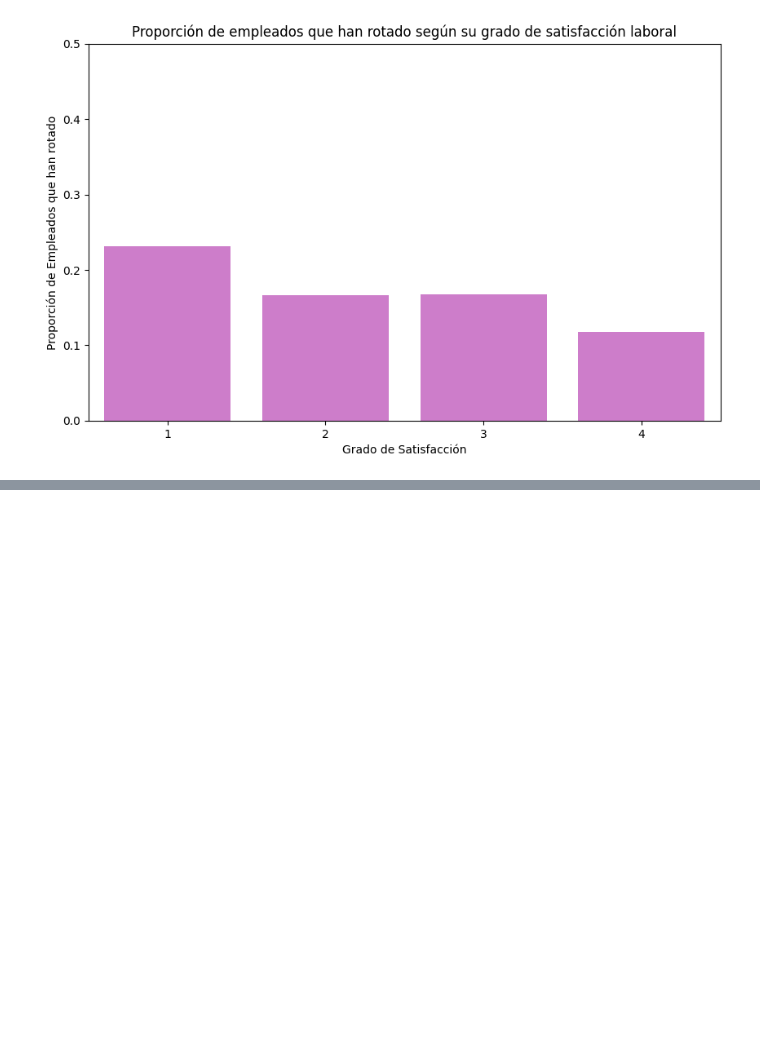
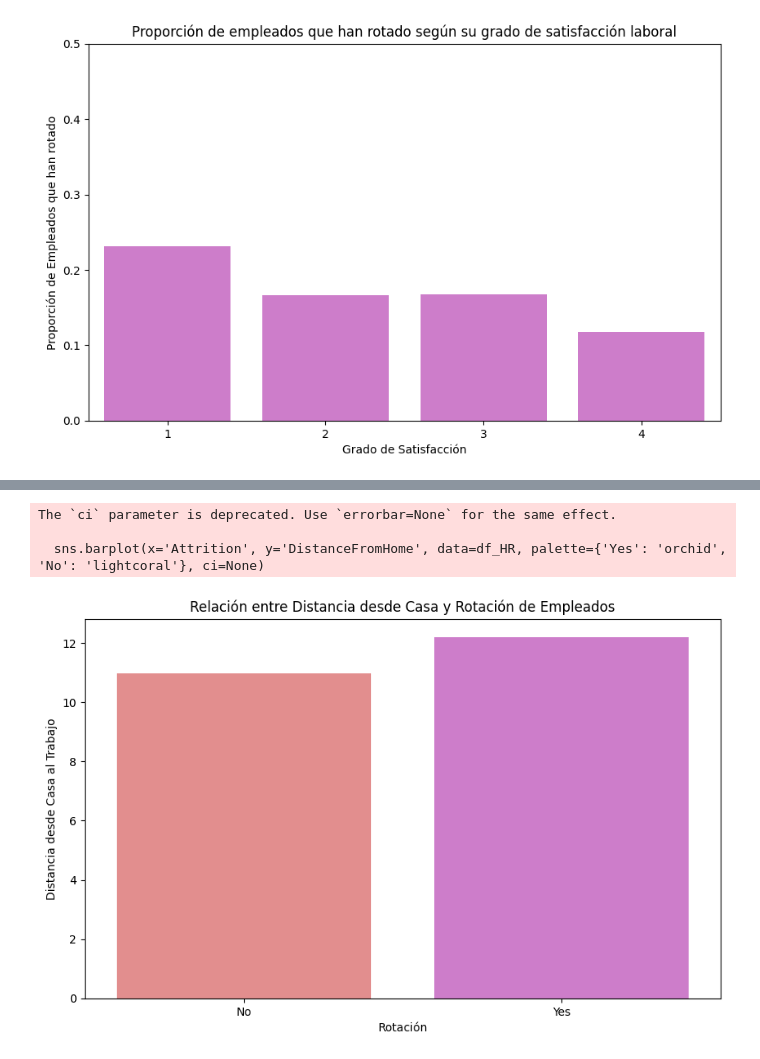
Before and after one commit to TaniaGraff/project-da-promo-angela-modulo-3-team-3, a Jupyter notebook: graficos_sprint2.ipynb, the cells around one changed output, grey strips where cells are left out. Saved outputs shown, nothing was run; the diff lists cells and outputs as text; code cells hidden in the pictures; blank space fills up the shorter version.

```diff
--- a/graficos_sprint2.ipynb
+++ b/graficos_sprint2.ipynb
@@ -141,0 +186,13 @@ Passing `palette` without assigning `hue` is deprecated and will be removed in v
+# %%
+# Crear el gráfico de barras para distancia desde casa vs rotación
+plt.figure(figsize=(10, 6))
+sns.barplot(x='Attrition', y='DistanceFromHome', data=df_HR, palette={'Yes': 'orchid', 'No': 'lightcoral'}, ci=None)
+plt.title('Relación entre Distancia desde Casa y Rotación de Empleados')
+plt.xlabel('Rotación')
+plt.ylabel('Distancia desde Casa al Trabajo')
+plt.show()
+# %% [output]
+The `ci` parameter is deprecated. Use `errorbar=None` for the same effect.
+
+  sns.barplot(x='Attrition', y='DistanceFromHome', data=df_HR, palette={'Yes': 'orchid', 'No': 'lightcoral'}, ci=None)
+[figure, added]
```
Also changed, not shown: parts of 5 cells of this notebook.
